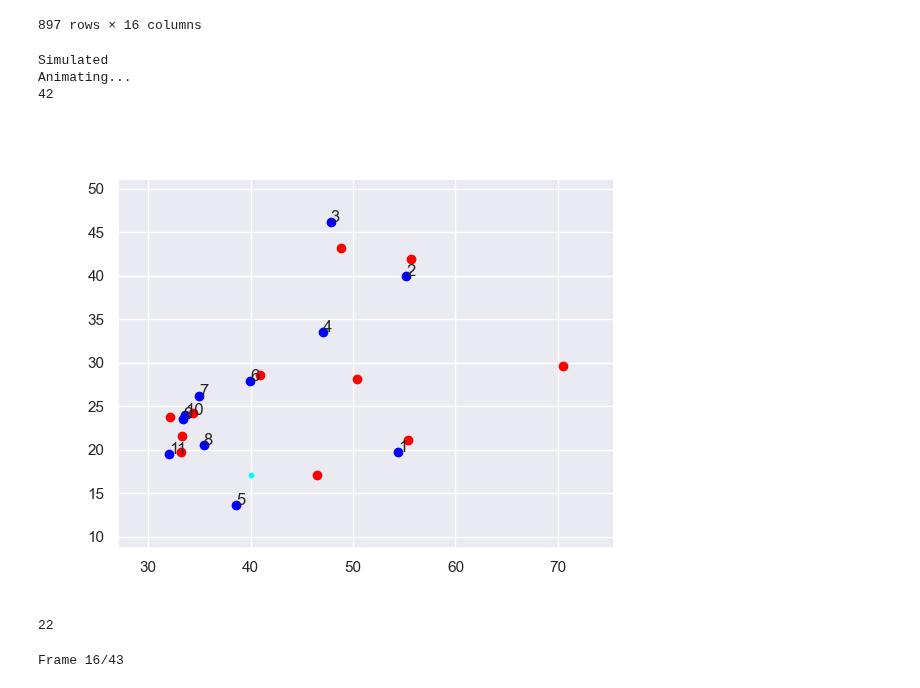
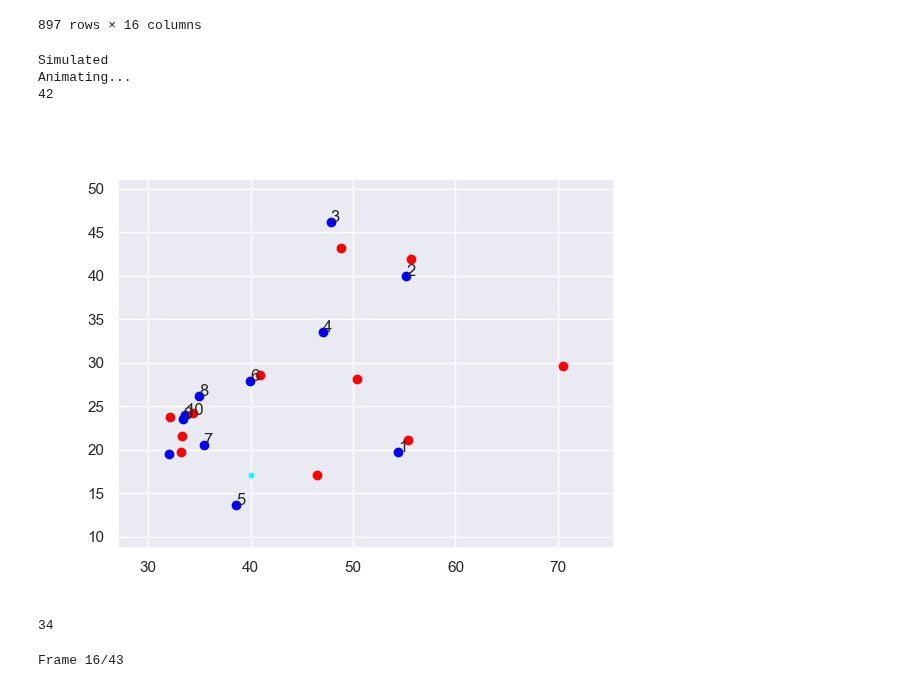
Before and after one commit to samuelrufusward/ADS-NFL, a Jupyter notebook: ExtractPlayInfo.ipynb, the cells around one changed output. Cells and saved outputs as stored; diff of their text form; code cells hidden in the pictures.

Commit message:
weighted vors

```diff
--- a/ExtractPlayInfo.ipynb
+++ b/ExtractPlayInfo.ipynb
@@ -161,20 +161,35 @@ class Simulation:
         elif mode == 'vor':
             resolution = 1
             player_best_scores = {}
-            for nflId, player in attackers.iterrows():
+            player_speeds = {}#this should probs be defined outside this loop oops
+            for nflId, player in attackers.iterrows():#collecting speed scores + generating dicts of info
                 player_best_scores[nflId] = 0
-            for x in np.arange(self.xrange[0],self.xrange[1]+resolution,resolution):
-                for y in np.arange(self.yrange[0],self.yrange[1]+resolution,resolution):
+                player_position = self.players_background.loc[nflId]['officialPosition']
+                if nflId in self.madden_df.index:
+                                player_stats = self.madden_df.loc[nflId]
+                else:
+                                player_stats = self.median_df.loc[player_position]
+                player_speeds[nflId] = player_stats['Speed'] + player_stats['Acceleration'] + player_stats['Agility']/3
+            for nflId, player in defenders.iterrows():
+                player_position = self.players_background.loc[nflId]['officialPosition']
+                if nflId in self.madden_df.index:
+                                player_stats = self.madden_df.loc[nflId]
+                else:
+                                player_stats = self.median_df.loc[player_position]
+                player_speeds[nflId] = player_stats['Speed'] + player_stats['Acceleration'] + player_stats['Agility']/3
+
+            for x in np.arange(self.xrange[0],self.xrange[1]+resolution,resolution):#loop over xcoords
+                for y in np.arange(self.yrange[0],self.yrange[1]+resolution,resolution):#loop over ycoords
                     min_dist = 1000000 # big
                     score = 0 # how good the space is too pass to
                     for nflId, player in defenders.iterrows():
-                        dist_2_point = np.sqrt((x-player['x'])**2+ (y-player['y'])**2)
+                        dist_2_point = np.sqrt((x-player['x'])**2+ (y-player['y'])**2) / player_speeds[nflId] # weighted distance using speeds
                         if dist_2_point < min_dist:
                             min_dist = dist_2_point#results in smallest dist from defending player
                     for nflId, player in attackers.iterrows():
                         player_position = self.players_background.loc[nflId]['officialPosition']
-                        dist_2_point = np.sqrt((x-player['x'])**2+ (y-player['y'])**2)
-                        if dist_2_point < min_dist:
+                        dist_2_point = np.sqrt((x-player['x'])**2+ (y-player['y'])**2)/ player_speeds[nflId]
+                        if dist_2_point < min_dist: #only if attacking player is closer to point than defending player
                             min_dist = dist_2_point
                             throw_dist = np.sqrt((x-qbx)**2 + (y-qby)**2)
 
@@ -192,8 +207,10 @@ class Simulation:
                             # Average the throw score over the 4 metrics used
                             throw_score /= 4 # !!!
                             catch_score = player_stats['Catching']
-                            player_speed = player_stats['Speed'] + player_stats['Acceleration'] + player_stats['Agility']/9
-                            score = (x-qbx)*  throw_score*catch_score*np.tanh((throw_dist*qb_stats['Throw Power'])/(min_dist*player_speed))#throw speed : player speed = roughly 3:1
+                            player_speed = player_speeds[nflId]
+                            #score defined as: yard gain * 'chance of catching' (losely defined as throwscore X catchscore) * tanh(time ball takes to reach point/ time player takes to reach points)
+                            #tanh thing a metric of will the player reach the catching zone before the ball if both going at max speed
+                            score = (x-qbx)*  throw_score*catch_score*np.tanh((throw_dist*qb_stats['Throw Power'])/(min_dist*player_speed/3))#throw speed : player speed = roughly 3:1
                             if score > player_best_scores[nflId]:
                                 player_best_scores[nflId] = score
             for Id in player_best_scores:
@@ -295,35 +312,35 @@ class Simulation:
                     self.axes.scatter(player['x'], player['y'], c='red', zorder=5)
             elif mode == 'space':#look across pitch to find best location to pass to
                 resolution = 1
                 x,y,z = space_mode(resolution,attackers,defenders)
                 #self.axes.pcolormesh(x,y,z)
                 #print(max(x), max(y))
                 for nflId, player in attackers.iterrows():
                     self.axes.scatter(player['x'], player['y'], c='blue', zorder=5)
 
                 for nflId, player in defenders.iterrows():
                     self.axes.scatter(player['x'], player['y'], c='red', zorder=5)
 
 
             self.axes.scatter(football_coords['x'], football_coords['y'], c='cyan', s=10, zorder=7)
 
 
         anim = animation.FuncAnimation(self.fig, func=animate_func, init_func=init_func, frames=self.num_frames, interval=1, blit=True)
         return anim
 
 
 sim = Simulation(w1data, player_stats, median_stats, players_background, 97)
 #s.model_frame(0)
 sim.run_sim()
 anim = sim.animate()
 writergif = animation.PillowWriter(fps=10)
 anim.save('test.gif', writer=writergif)
 # %% [output]
 Simulated
 Animating...
 42
-[figure, old version]
+[figure, new version]
-22
+34
 # %%
 class Animation:
     def __init__(self, weekdf, playId):
```
